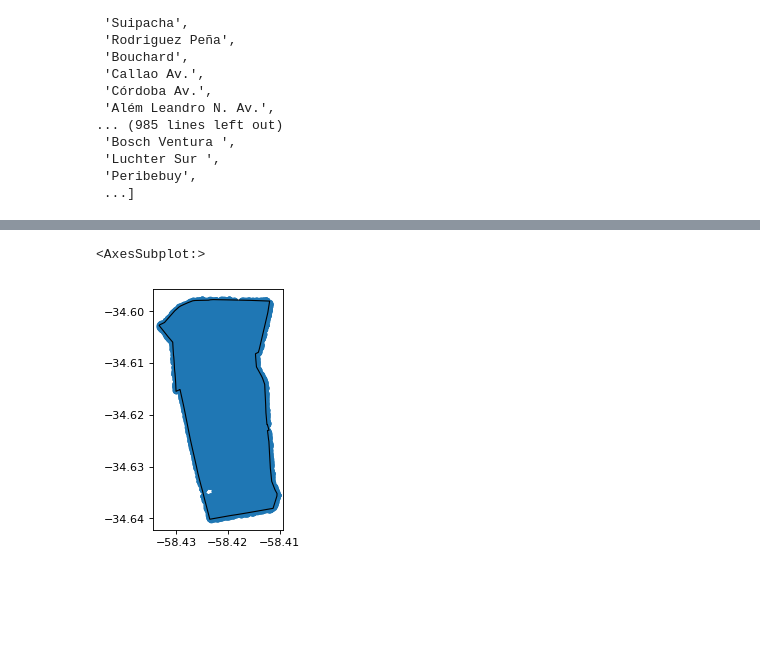
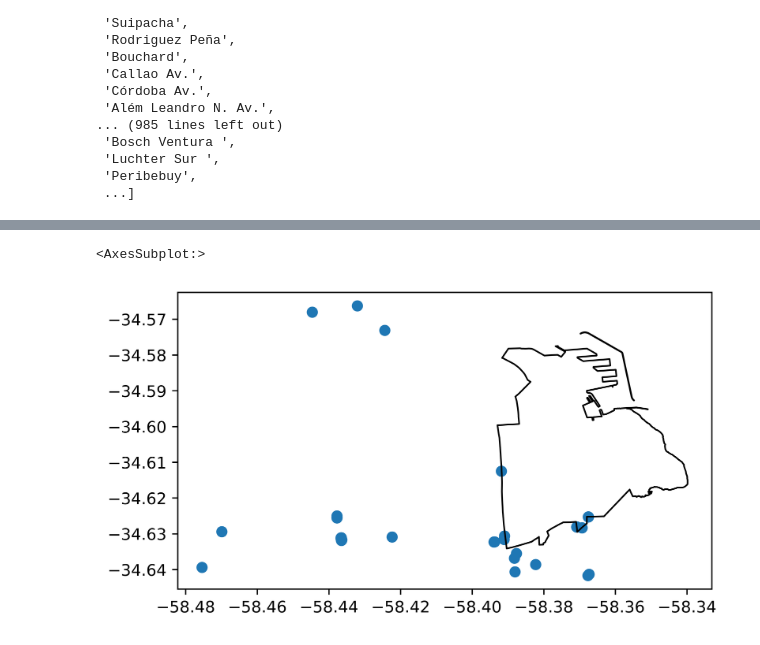
Before and after one commit to IonatanPerez/Cursos_DHDS_CN13, a Jupyter notebook: Clases/C7 - Geopandas/Modelo.ipynb, the cells around one changed output, grey strips where cells are left out. Saved outputs shown, nothing was run; the diff lists cells and outputs as text; code cells hidden in the pictures; blank space fills up the shorter version.

```diff
--- a/Clases/C7 - Geopandas/Modelo.ipynb
+++ b/Clases/C7 - Geopandas/Modelo.ipynb
@@ -207,7 +207,7 @@ geo_comunas.plot(ax=ax, facecolor="none", edgecolor='black')
 # %%
 # Ahora queremos validar si los arboles estan marcados en la comuna correcta. Como son muchos datos vamos a trabajar solo con una comuna.
 
-comuna = 5
+comuna = 1
 
 geo_comunas_seleccionada = geo_comunas[geo_comunas["COMUNAS"]==comuna]
 geo_arbolado_comuna_seleccionada = geo_arboles[geo_arboles["comuna"] == comuna]
@@ -238,9 +235,9 @@ False
 # %%
-fig, ax = plt.subplots(dpi=80)
+fig, ax = plt.subplots(dpi=800)
 
-geo_arbolado_comuna_seleccionada[geo_arbolado_comuna_seleccionada["pertenece"]==True].plot(ax=ax)
+geo_arbolado_comuna_seleccionada[geo_arbolado_comuna_seleccionada["pertenece"]==False].plot(ax=ax)
 geo_comunas_seleccionada.plot(ax=ax, facecolor="none", edgecolor='black')
 # %% [output]
 <AxesSubplot:>
-[figure, old version]
+[figure, new version]
 # %%
```
Also changed, not shown: parts of 10 cells of this notebook, 20 other files.
